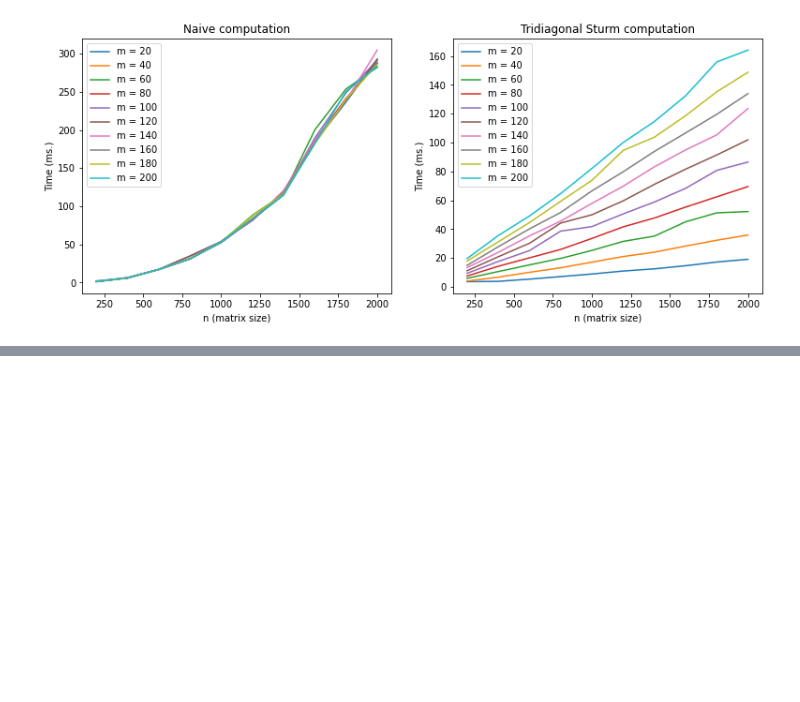
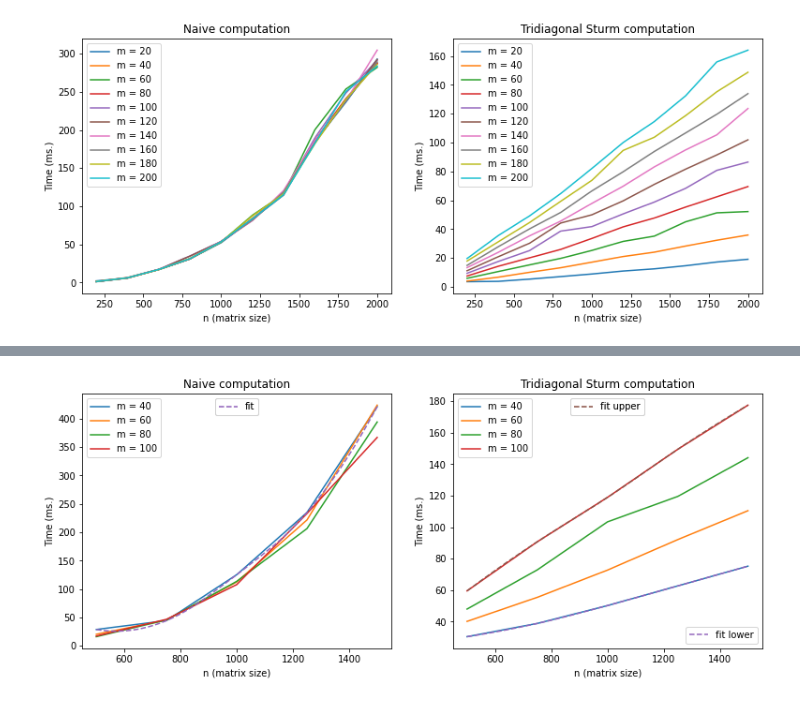
Before and after one commit to AlejandroSantorum/scikit-rmt, a Jupyter notebook: notebooks/tridiagonal_sims.ipynb, the cells around one changed output, grey strips where cells are left out. Cells and saved outputs as stored; diff of their text form; code cells hidden in the pictures; blank space fills up the shorter version.

Commit message:
Add polyfit to tridiagonal simulations + starting tutorial

```diff
--- a/notebooks/tridiagonal_sims.ipynb
+++ b/notebooks/tridiagonal_sims.ipynb
@@ -133,0 +139,83 @@ _ = axes[1].set_ylabel('Time (ms.)')
+# %%
+from scipy.interpolate import make_interp_spline
+
+interval = (-2,2)
+to_norm = False
+
+N = [500, 750, 1000, 1250, 1500]
+M = [40, 60, 80, 100]
+
+times_naive = np.zeros((len(N), len(M)))
+times_tridiag = np.zeros((len(N), len(M)))
+
+interval = (-2, 2)
+
+nreps = 2
+
+for (i, n) in enumerate(N):
+    for (j, m) in enumerate(M):
+        for k in range(nreps):
+            goe1 = GaussianEnsemble(beta=1, n=n, use_tridiagonal=False)
+            t1 = time.time()
+            eig_hist_nt, bins_nt = goe1.eigval_hist(bins=m, interval=interval, density=to_norm)
+            t2 = time.time()
+            times_naive[i][j] += (t2 - t1)*1000 # ms
+
+            goe2 = GaussianEnsemble(beta=1, n=n, use_tridiagonal=True)
+            t1 = time.time()
+            eig_hist_nt, bins_nt = goe2.eigval_hist(bins=m, interval=interval, density=to_norm)
+            t2 = time.time()
+            times_tridiag[i][j] += (t2 - t1)*1000 # ms
+
+        times_naive[i][j] /= nreps
+        times_tridiag[i][j] /= nreps
+
+fig, axes = matplt.subplots(nrows=1, ncols=2)
+fig.set_figheight(5)
+fig.set_figwidth(13)
+fig.subplots_adjust(hspace=.5)
+
+labels = _build_m_labels(M)
+nodes = np.linspace(N[0], N[-1], 1000)
+
+# fitting line naive computation
+y_naive = times_naive[:,0]
+spl = make_interp_spline(N, y_naive, k=2)
+y_smooth_naive = spl(nodes)
+
+# fitting line tridiagonal computational (smallest bin)
+y_tridiag_low = times_tridiag[:,0]
+spl = make_interp_spline(N, y_tridiag_low, k=2)
+y_smooth_tridiag_low = spl(nodes)
+
+# fitting line tridiagonal computational (largest bin)
+y_tridiag_up = times_tridiag[:,-1]
+spl = make_interp_spline(N, y_tridiag_up, k=2)
+y_smooth_tridiag_up = spl(nodes)
+
+# Naive plot
+lines = axes[0].plot(N, times_naive)
+fit_line = axes[0].plot(nodes, y_smooth_naive, '--')
+legend1 = axes[0].legend(lines, labels, loc=0)
+legend2 = axes[0].legend(fit_line, ['fit'], loc=9)
+axes[0].add_artist(legend1)
+axes[0].add_artist(legend2)
+axes[0].set_title('Naive computation')
+axes[0].set_xlabel('n (matrix size)')
+axes[0].set_ylabel('Time (ms.)')
+
+# Tridiag plot
+lines = axes[1].plot(N, times_tridiag)
+fit_line1 = axes[1].plot(nodes, y_smooth_tridiag_low, '--')
+fit_line2 = axes[1].plot(nodes, y_smooth_tridiag_up, '--')
+legend1 = axes[1].legend(lines, labels, loc=0)
+legend2 = axes[1].legend(fit_line1, ['fit lower'], loc=4)
+legend3 = axes[1].legend(fit_line2, ['fit upper'], loc=9)
+axes[1].add_artist(legend1)
+axes[1].add_artist(legend2)
+axes[1].add_artist(legend3)
+axes[1].set_title('Tridiagonal Sturm computation')
+axes[1].set_xlabel('n (matrix size)')
+_ = axes[1].set_ylabel('Time (ms.)')
+# %% [output]
+[figure, added]
```
Also changed, not shown: parts of 8 cells of this notebook, 2 other files.
